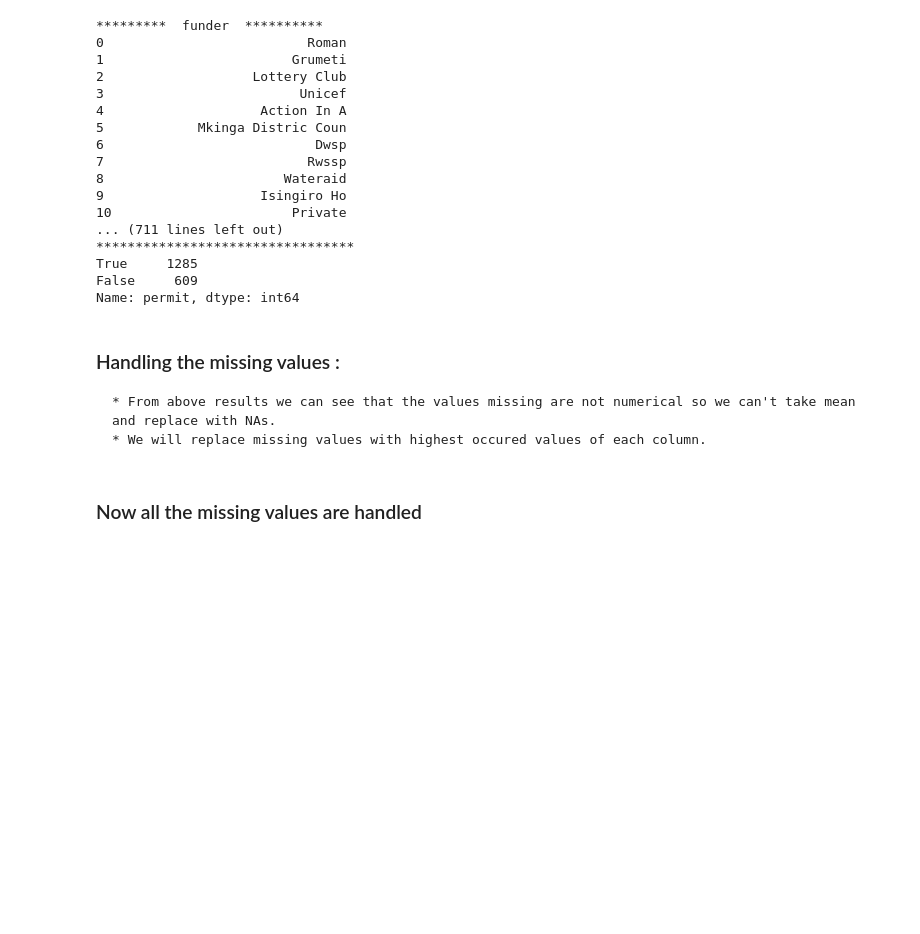
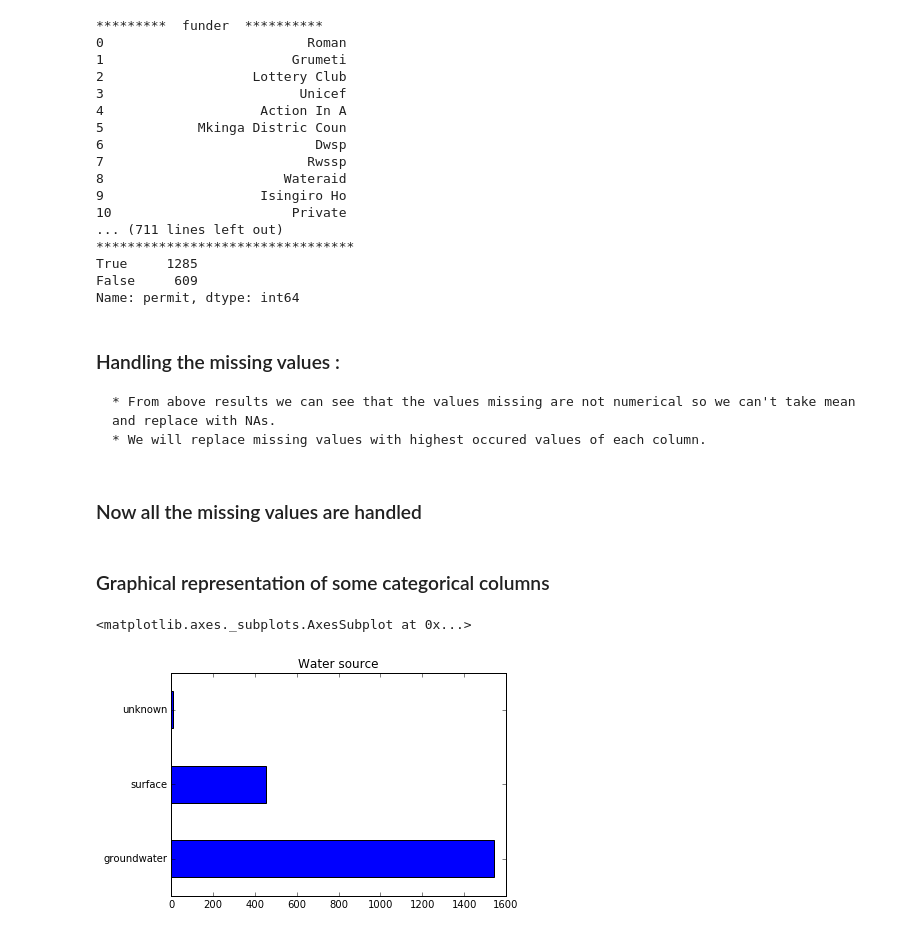
Before and after one commit to gskhandave05/DataScience_Assignments, a Jupyter notebook: Final_Exam/DataScience_FinalProject.ipynb, the cells around one changed output. Cells and saved outputs as stored; diff of their text form; code cells hidden in the pictures; blank space fills up the shorter version.

Commit message:
- Data Science final project (Updated)

```diff
--- a/Final_Exam/DataScience_FinalProject.ipynb
+++ b/Final_Exam/DataScience_FinalProject.ipynb
@@ -155,3 +162,10 @@ trainData.scheme_name.fillna('K',inplace=True)
 trainData.permit.fillna('True',inplace=True)
 # %% [markdown]
 ### Now all the missing values are handled
+# %% [markdown]
+### Graphical representation of some categorical columns
+# %%
+trainData.source_class.value_counts().plot(kind="barh",title="Water source")
+# %% [output]
+<matplotlib.axes._subplots.AxesSubplot at 0x...>
+[figure, added]
```
Also changed, not shown: parts of 31 cells of this notebook.
